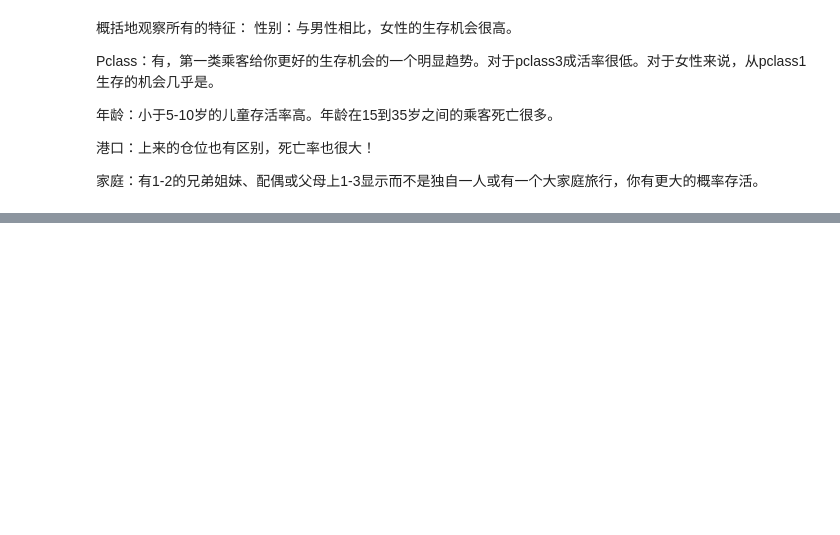
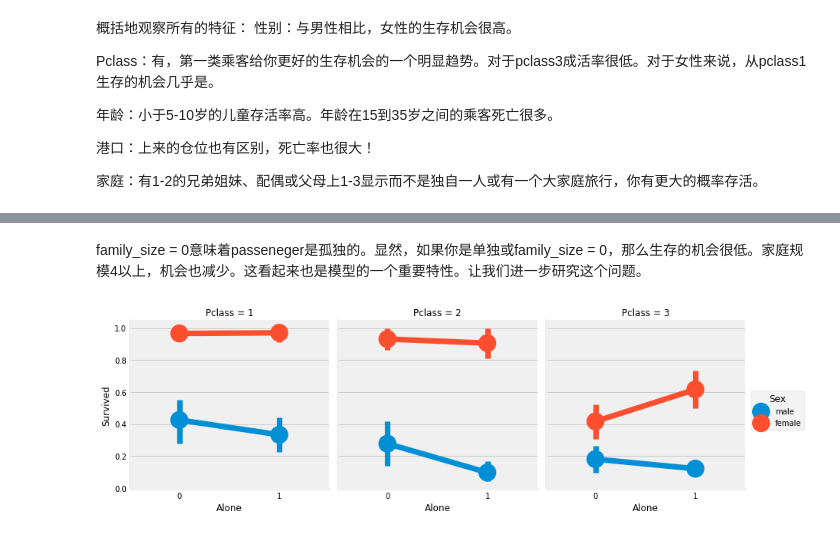
Before and after one commit to SwordfallYeung/DataMining, a Jupyter notebook: 泰坦尼克—数据挖掘流程/Untitled.ipynb, the cells around one changed output, grey strips where cells are left out. Cells and saved outputs as stored; diff of their text form; code cells hidden in the pictures; blank space fills up the shorter version.

```diff
--- a/泰坦尼克—数据挖掘流程/Untitled.ipynb
+++ b/泰坦尼克—数据挖掘流程/Untitled.ipynb
@@ -459,0 +547,7 @@ Pclass：有，第一类乘客给你更好的生存机会的一个明显趋势
+# %% [markdown]
+family_size = 0意味着passeneger是孤独的。显然，如果你是单独或family_size = 0，那么生存的机会很低。家庭规模4以上，机会也减少。这看起来也是模型的一个重要特性。让我们进一步研究这个问题。
+# %%
+sns.factorplot('Alone','Survived',data=data,hue='Sex',col='Pclass')
+plt.show()
+# %% [output]
+[figure, added]
```
Also changed, not shown: parts of 39 cells of this notebook.
